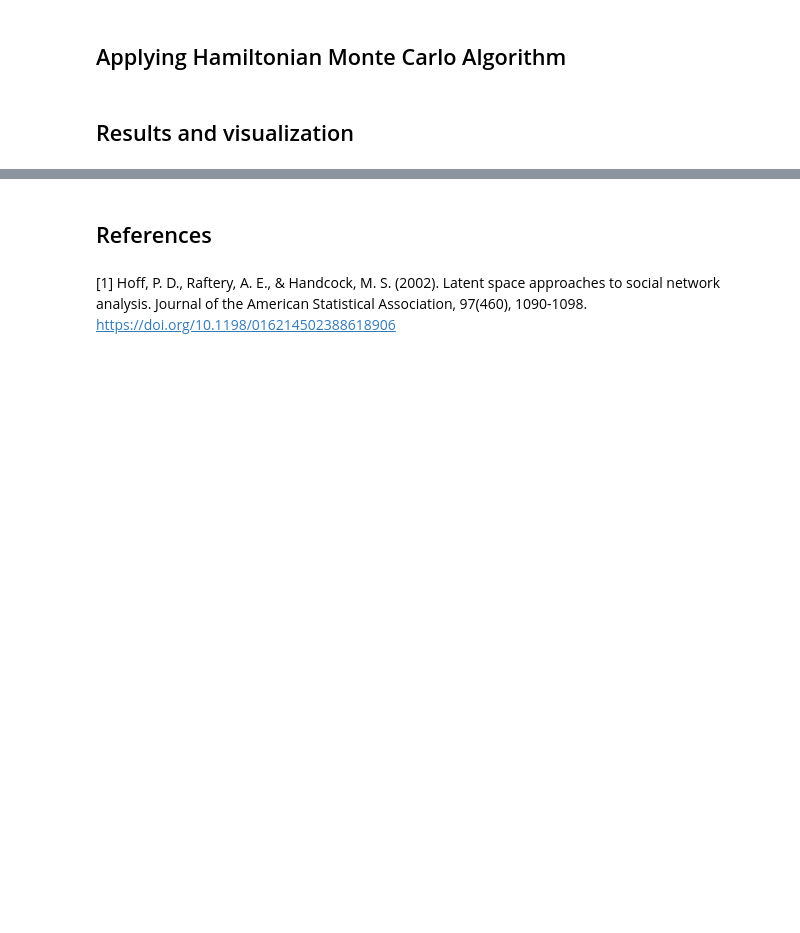
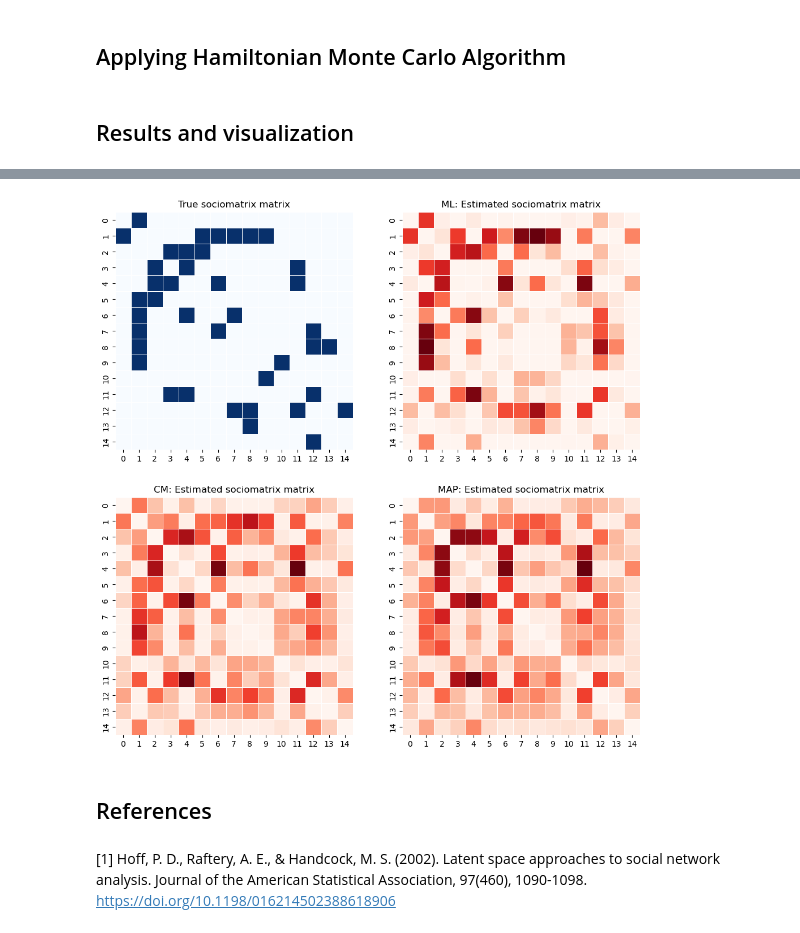
Before and after one commit to cnosa/LatentSpaces_Network_Manifold, a Jupyter notebook: LatentNetwork_Euclidean.ipynb, the cells around one changed output, grey strips where cells are left out. Cells and saved outputs as stored; diff of their text form; code cells hidden in the pictures; blank space fills up the shorter version.

```diff
--- a/LatentNetwork_Euclidean.ipynb
+++ b/LatentNetwork_Euclidean.ipynb
@@ -652,3 +653,32 @@ plt.show()
+# %%
+Y_CM = np.zeros((n, n))
+for i in range(n):
+    for j in range(n):
+        if j != i:
+            Y_CM[i,j] = expit(a_CM * (1 - 0.05 * np.linalg.norm(Z_CM[i] - Z_CM[j])**2))
+
+Y_MAP = np.zeros((n, n))
+for i in range(n):
+    for j in range(n):
+        if j != i:
+            Y_MAP[i,j] = expit(a_MAP * (1 - 0.05 * np.linalg.norm(Z_MAP[i] - Z_MAP[j])**2))
+
+plt.figure(figsize=(12,12))
+plt.subplot(2,2,1)
+sns.heatmap(nx.to_numpy_array(G, dtype=int), annot=False, cmap="Blues", cbar=False, square=True, linewidths=0.5, linecolor='white')
+plt.title("True sociomatrix matrix")
+plt.subplot(2,2,2)
+sns.heatmap(Y, annot=False, cmap="Reds", cbar=False, square=True, linewidths=0.5, linecolor='white')
+plt.title("ML: Estimated sociomatrix matrix")
+plt.subplot(2,2,3)
+sns.heatmap(Y_CM, annot=False, cmap="Reds", cbar=False, square=True, linewidths=0.5, linecolor='white')
+plt.title("CM: Estimated sociomatrix matrix")
+plt.subplot(2,2,4)
+sns.heatmap(Y_MAP, annot=False, cmap="Reds", cbar=False, square=True, linewidths=0.5, linecolor='white')
+plt.title("MAP: Estimated sociomatrix matrix")
+plt.show()
+# %% [output]
+[figure, added]
 # %% [markdown]
 ## References
 # %% [markdown]
```
Also changed, not shown: parts of 14 cells of this notebook, 2 other files.
